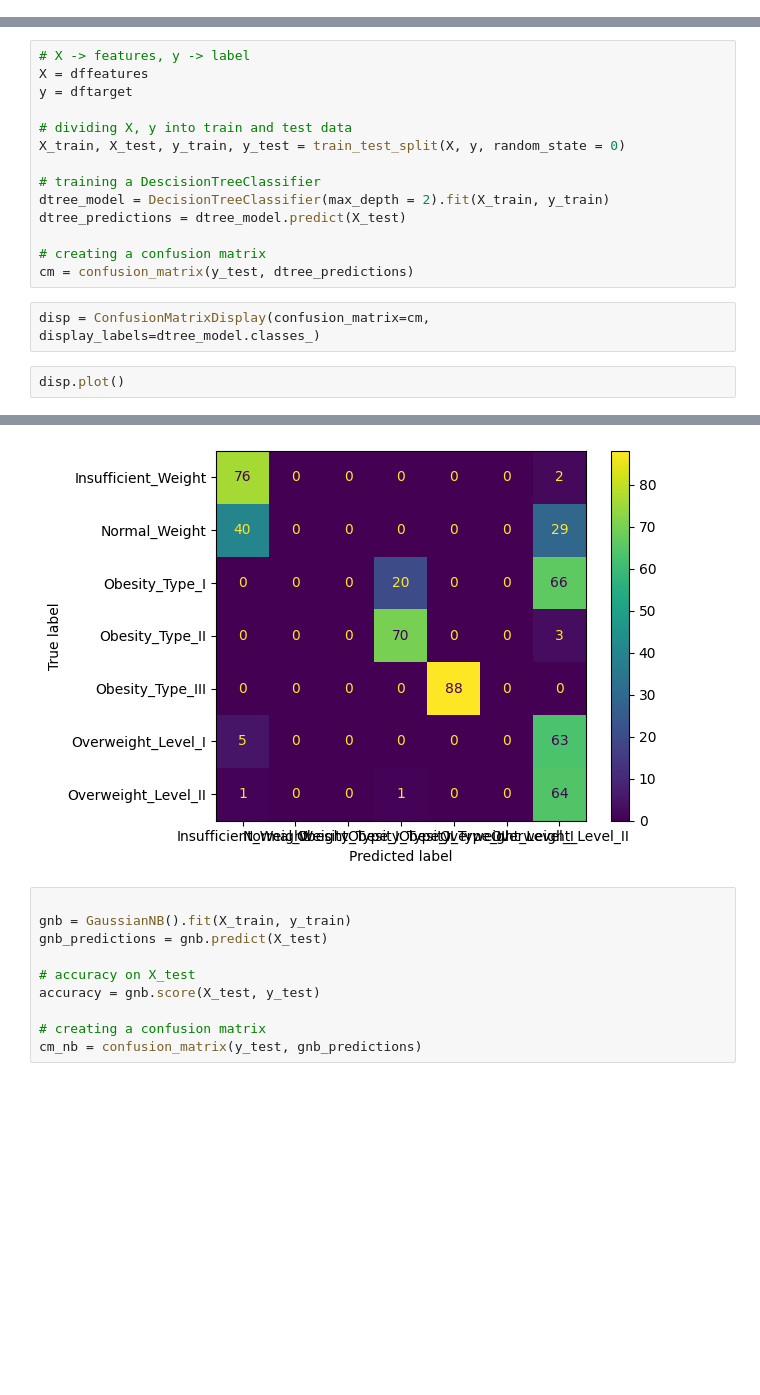
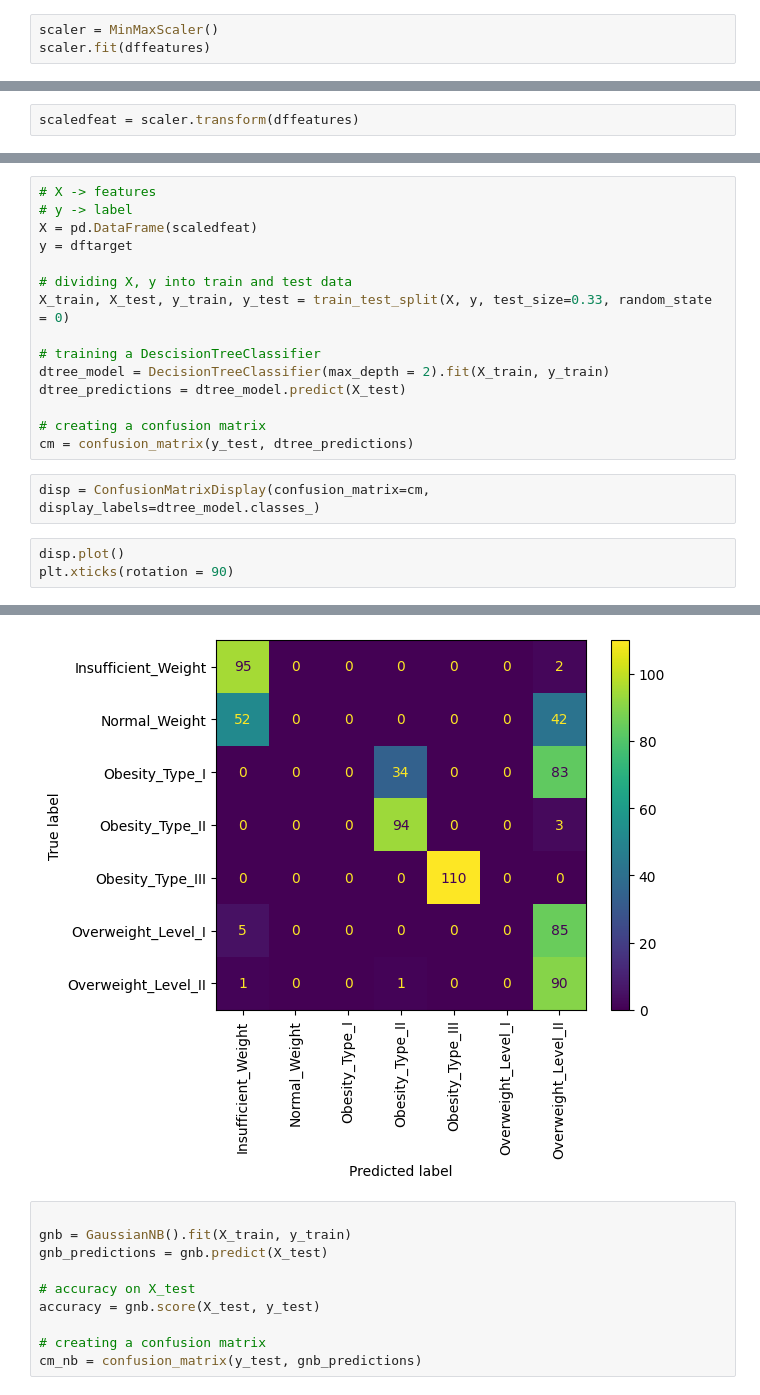
Before and after one commit to pyrds/FranklinU, a Jupyter notebook: DATA695-Final Proposal.ipynb, the cells around one changed output, grey strips where cells are left out. Saved outputs shown, nothing was run; the diff lists cells and outputs as text; blank space fills up the shorter version.

```diff
--- a/DATA695-Final Proposal.ipynb
+++ b/DATA695-Final Proposal.ipynb
@@ -37,3 +38,6 @@ data.head()
 | 4 | Male | 22.0 | 1.78 | 89.8 | no | no | 2.0 | 1.0 | Sometimes | no | ... |
 # %%
 dffeatures = pd.get_dummies(data.iloc[:,0:16])
+# %%
+scaler = MinMaxScaler()
+scaler.fit(dffeatures)
@@ -39,0 +46,2 @@ dffeatures = pd.get_dummies(data.iloc[:,0:16])
+# %%
+scaledfeat = scaler.transform(dffeatures)
@@ -40,12 +64,13 @@ dffeatures = pd.get_dummies(data.iloc[:,0:16])
 # %%
 dftarget = data['NObeyesdad']
 # %%
-# X -> features, y -> label
-X = dffeatures
+# X -> features
+# y -> label
+X = pd.DataFrame(scaledfeat)
 y = dftarget
 
 # dividing X, y into train and test data
-X_train, X_test, y_train, y_test = train_test_split(X, y, random_state = 0)
+X_train, X_test, y_train, y_test = train_test_split(X, y, test_size=0.33, random_state = 0)
 
 # training a DescisionTreeClassifier
 dtree_model = DecisionTreeClassifier(max_depth = 2).fit(X_train, y_train)
@@ -57,4 +82,5 @@ cm = confusion_matrix(y_test, dtree_predictions)
 disp = ConfusionMatrixDisplay(confusion_matrix=cm,  display_labels=dtree_model.classes_)
 # %%
 disp.plot()
+plt.xticks(rotation = 90)
 # %% [output]
@@ -62,4 +95,4 @@ disp.plot()
-[figure, old version]
+[figure, new version]
 # %%
 
 gnb = GaussianNB().fit(X_train, y_train)
```
Also changed, not shown: parts of 4 cells of this notebook, 1 other file.
